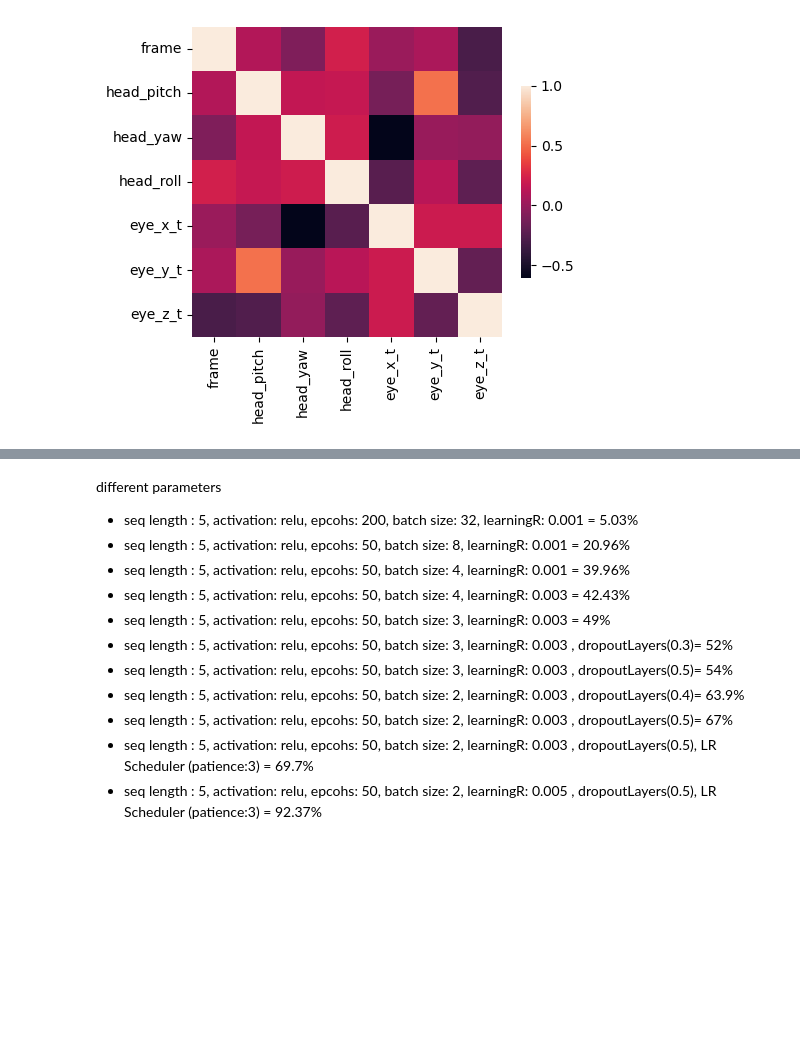
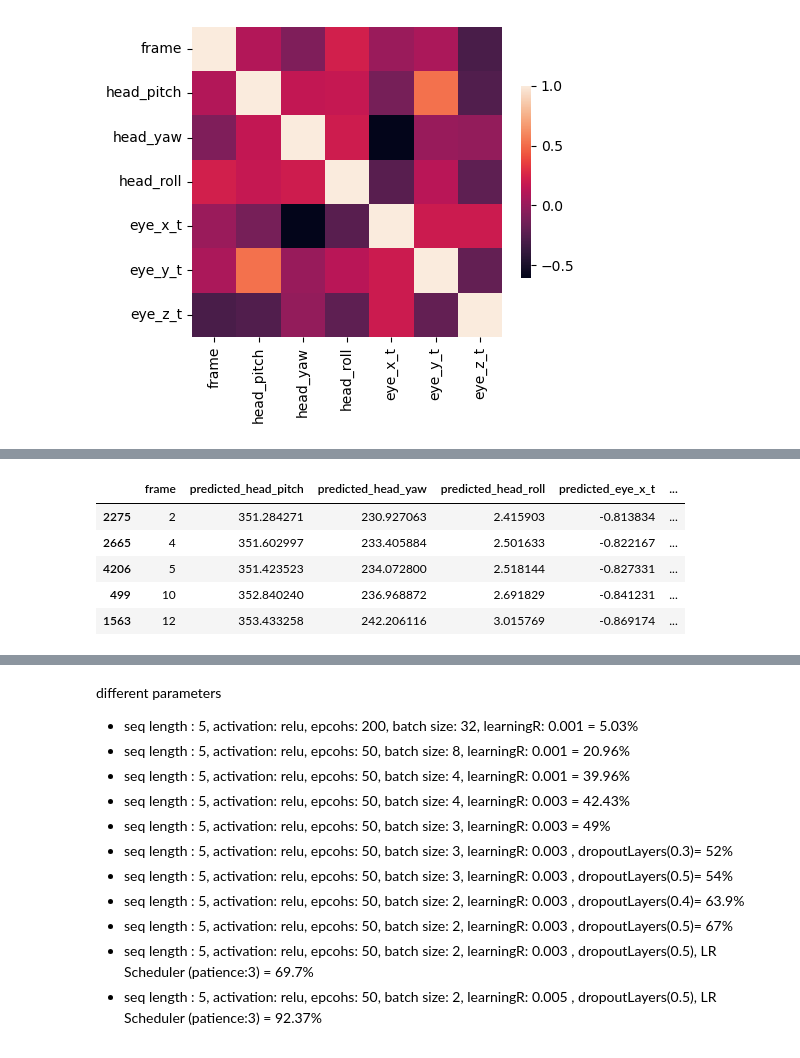
Before and after one commit to adi-zoro/fyp_code, a Jupyter notebook: fyp.ipynb, the cells around one changed output, grey strips where cells are left out. Drawn from its saved outputs; the diff is of its cells as text; code cells hidden in the pictures; blank space fills up the shorter version.

```diff
--- a/fyp.ipynb
+++ b/fyp.ipynb
@@ -195,0 +298,19 @@ Test Loss: 0.15111389756202698
+# %%
+preds = pd.DataFrame({
+    'frame': frame_test,
+    'predicted_head_pitch': predictions[:, 0],
+    'predicted_head_yaw': predictions[:, 1],
+    'predicted_head_roll': predictions[:, 2],
+    'predicted_eye_x_t': predictions[:, 3],
+    'predicted_eye_y_t': predictions[:, 4],
+    'predicted_eye_z_t': predictions[:, 5],# Use the frame numbers from the test set
+})
+sorted_df = preds.sort_values(by=['frame'], ascending=True)
+sorted_df[:5]
+# %% [output]
+|  | frame | predicted_head_pitch | predicted_head_yaw | predicted_head_roll | predicted_eye_x_t | ... |
+| 2275 | 2 | 351.284271 | 230.927063 | 2.415903 | -0.813834 | ... |
+| 2665 | 4 | 351.602997 | 233.405884 | 2.501633 | -0.822167 | ... |
+| 4206 | 5 | 351.423523 | 234.072800 | 2.518144 | -0.827331 | ... |
+| 499 | 10 | 352.840240 | 236.968872 | 2.691829 | -0.841231 | ... |
+| 1563 | 12 | 353.433258 | 242.206116 | 3.015769 | -0.869174 | ... |
```
Also changed, not shown: parts of 6 cells of this notebook.
